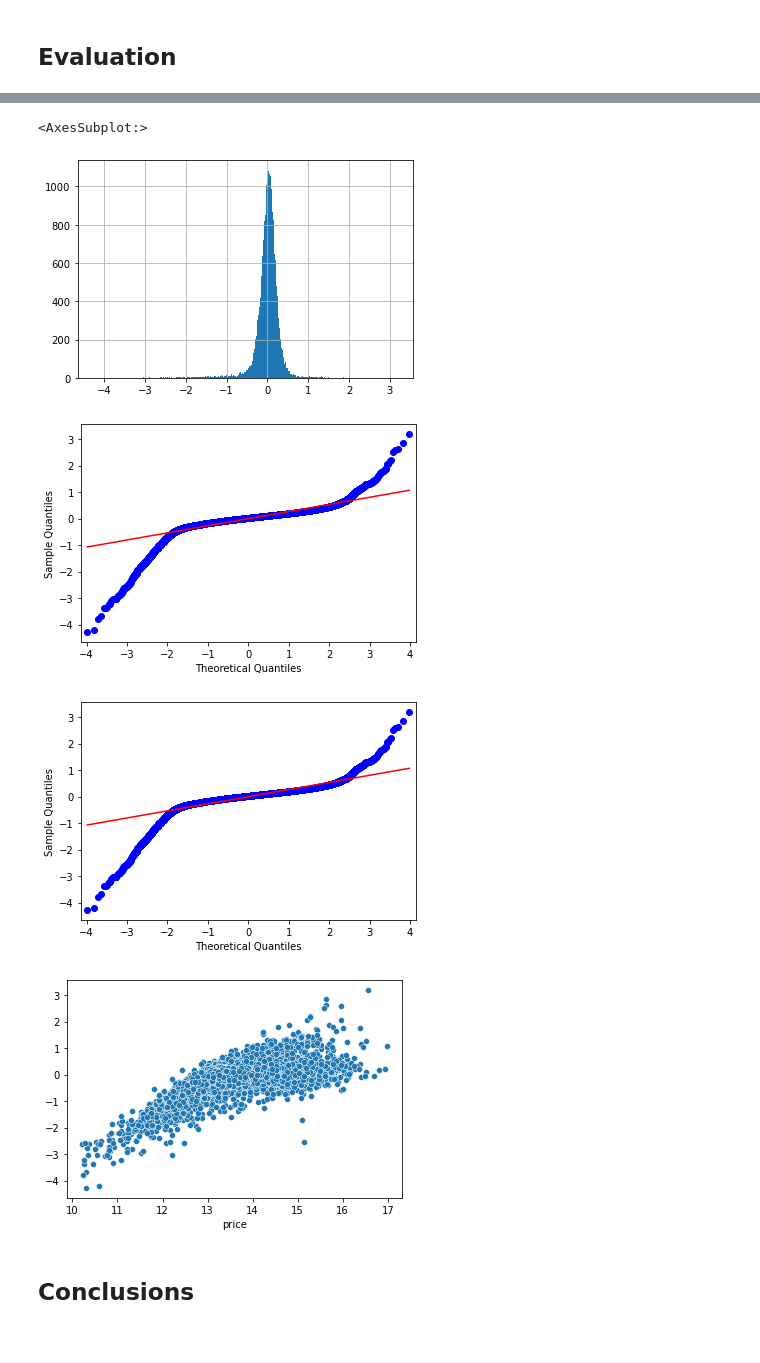
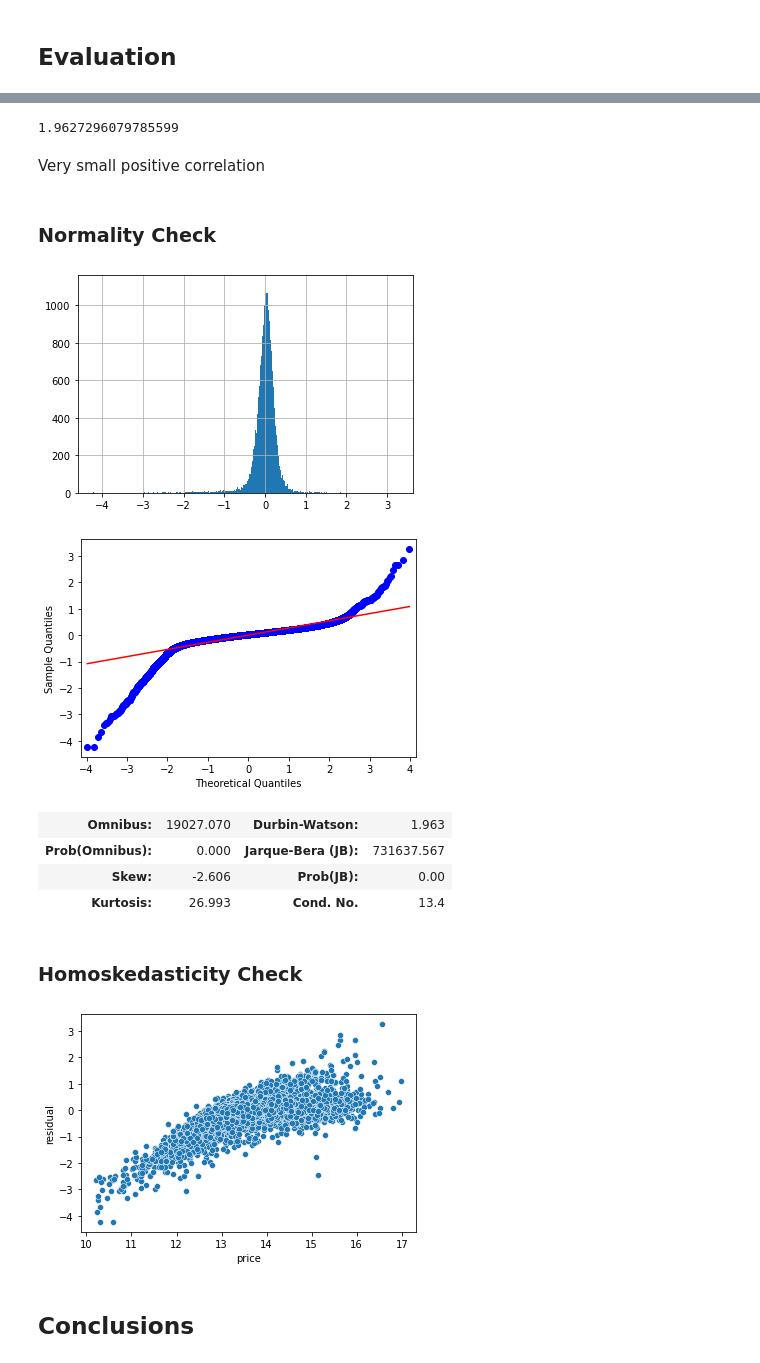
Before and after one commit to claragiurgiu/Phase2-Project, a Jupyter notebook: Code/Clara_Analysis.ipynb, the cells around one changed output, grey strips where cells are left out. Drawn from its saved outputs; the diff is of its cells as text; code cells hidden in the pictures.

Commit message:
assumptions check

```diff
--- a/Code/Clara_Analysis.ipynb
+++ b/Code/Clara_Analysis.ipynb
@@ -1048,7 +1048,7 @@ Data columns (total 17 columns):
 dtypes: float64(4), int64(6), object(7)
 memory usage: 4.0+ MB
 # %%
-dummy_sales_df = dummy_sales_df.drop(columns=['date', 'city', 'sqft_garage'])
+dummy_sales_df = dummy_sales_df.drop(columns=['date', 'city', 'sqft_garage', 'sqft_above'])
 # %%
 dummy_sales_df.info()
 # %% [output]
@@ -1181,0 +1208,11 @@ y_preds = updated_model.predict(preds)
+# %%
+model_preds = updated_model.predict(preds)
+# residuals - error (diff. from real points (y_log) to predict points (preds))
+reds = y_log - model_preds
+
+fig, ax = plt.subplots(figsize=(10,8))
+ax.scatter(model_preds, reds)
+ax.set_xlabel('Predicted Prices')
+ax.set_ylabel('Residuals')
+ax.set_title('Predictions Vs. Residuals')
+plt.axhline(y=0.0, color='r', linestyle='-');
@@ -1182,18 +1237,35 @@ y_preds = updated_model.predict(preds)
+# %%
+# db test
+dw = sm.stats.stattools.durbin_watson
+dw(reds)
+# %% [output]
+1.9627296079785599
+# %% [markdown]
+Very small positive correlation
+# %% [markdown]
+### Normality Check
 # %%
-reds = y_log - y_preds
-reds.hist(bins='auto')
+reds.hist(bins='auto');
 # %% [output]
-<AxesSubplot:>
-[figure, old version]
+[figure, new version]
 # %%
-sm.qqplot(data=reds, line='r')
+sm.qqplot(data=reds, line='r');
 # %% [output]
 [figure]
-[figure, removed]
+# %%
+updated_model.summary().tables[2]
+# %% [output]
+| Omnibus: | 19027.070 | Durbin-Watson: | 1.963 |
+| Prob(Omnibus): | 0.000 | Jarque-Bera (JB): | 731637.567 |
+| Skew: | -2.606 | Prob(JB): | 0.00 |
+| Kurtosis: | 26.993 | Cond. No. | 13.4 |
+# %% [markdown]
+### Homoskedasticity Check
 # %%
-sns.scatterplot(y=reds, x=y_log);
+sns.scatterplot(x=y_log, y=reds)
+plt.ylabel('residual');
 # %% [output]
-[figure, old version]
+[figure, new version]
 # %% [markdown]
 ## Conclusions
 # %% [markdown]
```
Also changed, not shown: parts of 13 cells of this notebook.
